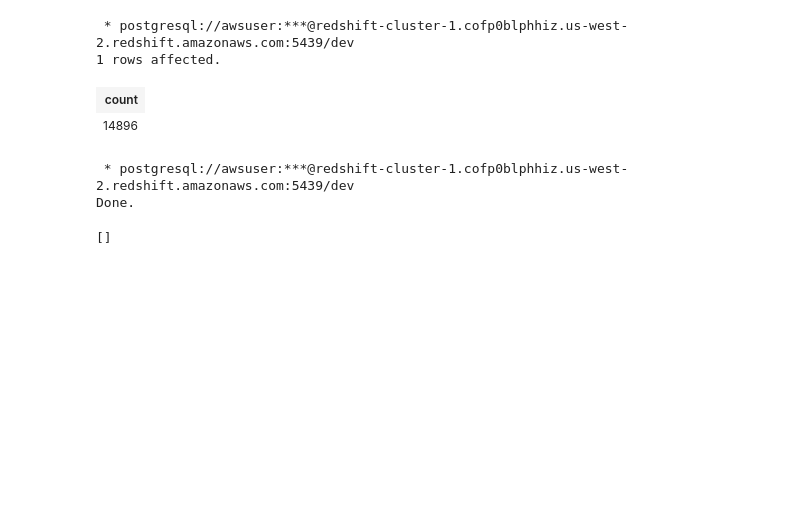
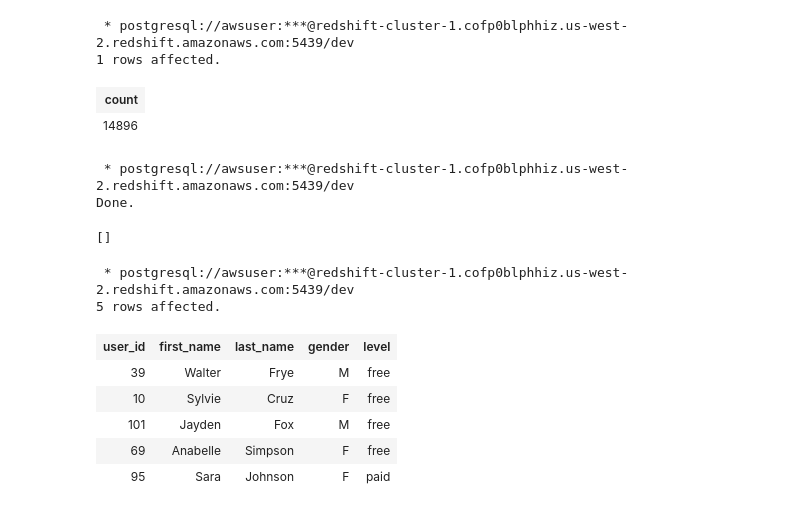
Before and after one commit to severine-baudry/P3_DataWarehouse, a Jupyter notebook: main.ipynb, the cells around one changed output. Cells and saved outputs as stored; diff of their text form; code cells hidden in the pictures; blank space fills up the shorter version.

```diff
--- a/main.ipynb
+++ b/main.ipynb
@@ -100,3 +126,16 @@ FROM staging_songs_table
  * postgresql://awsuser:***@redshift-cluster-1.cofp0blphhiz.us-west-2.redshift.amazonaws.com:5439/dev
 Done.
 []
+# %%
+%%sql
+SELECT * FROM users
+LIMIT 5;
+# %% [output]
+ * postgresql://awsuser:***@redshift-cluster-1.cofp0blphhiz.us-west-2.redshift.amazonaws.com:5439/dev
+5 rows affected.
+| user_id | first_name | last_name | gender | level |
+| 39 | Walter | Frye | M | free |
+| 10 | Sylvie | Cruz | F | free |
+| 101 | Jayden | Fox | M | free |
+| 69 | Anabelle | Simpson | F | free |
+| 95 | Sara | Johnson | F | paid |
```
Also changed, not shown: parts of 12 cells of this notebook, 3 other files.
